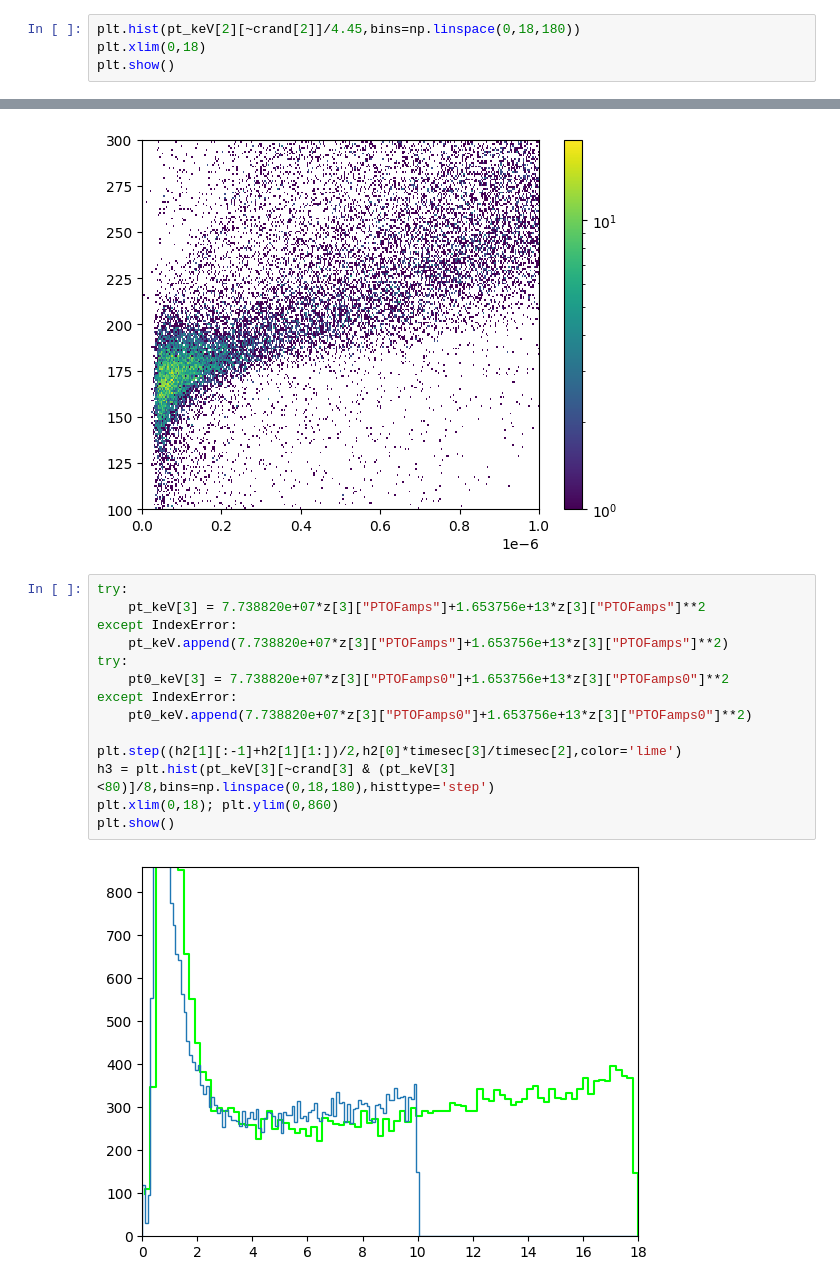
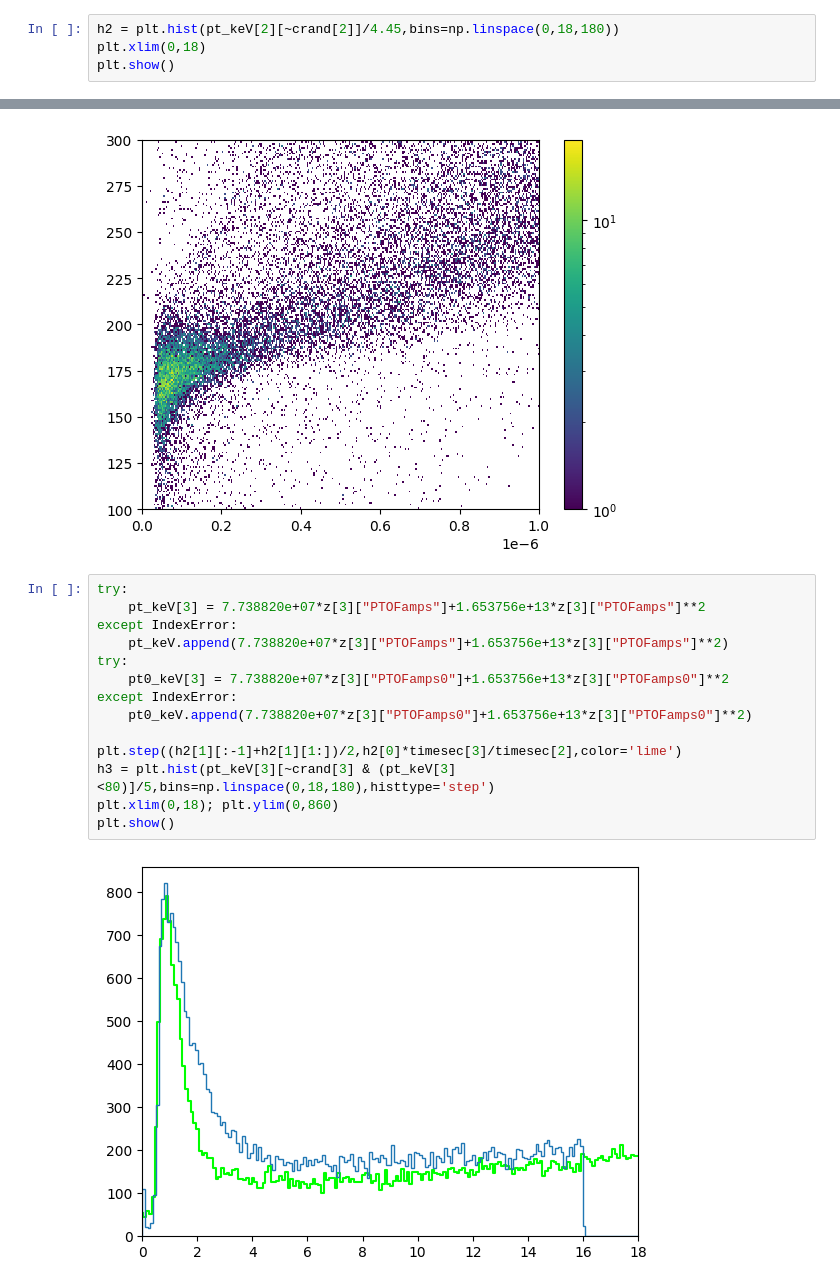
Before and after one commit to villano-lab/R76Analysis, a Jupyter notebook: Tutorial_Replication.ipynb, the cells around one changed output, grey strips where cells are left out. Saved outputs shown, nothing was run; the diff lists cells and outputs as text.

Commit message:
Finished conversion practice Could keep going with more plots later, but this is sufficient for understanding the root syntax

```diff
--- a/Tutorial_Replication.ipynb
+++ b/Tutorial_Replication.ipynb
@@ -377,7 +377,7 @@ plt.show()
 # %% [output]
 [figure]
 # %%
-plt.hist(pt_keV[2][~crand[2]]/4.45,bins=np.linspace(0,18,180))
+h2 = plt.hist(pt_keV[2][~crand[2]]/4.45,bins=np.linspace(0,18,180))
 plt.xlim(0,18)
 plt.show()
 # %% [output]
@@ -393,16 +393,16 @@ plt.show()
 # %%
 try:
     pt_keV[3] = 7.738820e+07*z[3]["PTOFamps"]+1.653756e+13*z[3]["PTOFamps"]**2
 except IndexError:
     pt_keV.append(7.738820e+07*z[3]["PTOFamps"]+1.653756e+13*z[3]["PTOFamps"]**2)
 try:
     pt0_keV[3] = 7.738820e+07*z[3]["PTOFamps0"]+1.653756e+13*z[3]["PTOFamps0"]**2
 except IndexError:
     pt0_keV.append(7.738820e+07*z[3]["PTOFamps0"]+1.653756e+13*z[3]["PTOFamps0"]**2)
 
 plt.step((h2[1][:-1]+h2[1][1:])/2,h2[0]*timesec[3]/timesec[2],color='lime')
-h3 = plt.hist(pt_keV[3][~crand[3] & (pt_keV[3]<80)]/8,bins=np.linspace(0,18,180),histtype='step')
+h3 = plt.hist(pt_keV[3][~crand[3] & (pt_keV[3]<80)]/5,bins=np.linspace(0,18,180),histtype='step')
 plt.xlim(0,18); plt.ylim(0,860)
 plt.show()
 # %% [output]
-[figure, old version]
+[figure, new version]
```
Also changed, not shown: parts of 24 cells of this notebook.
